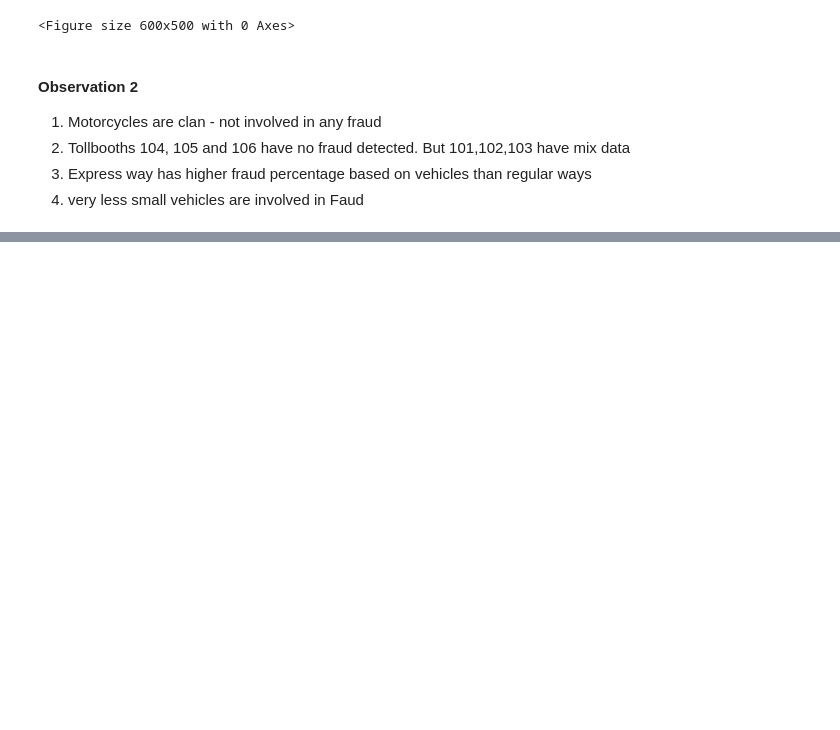
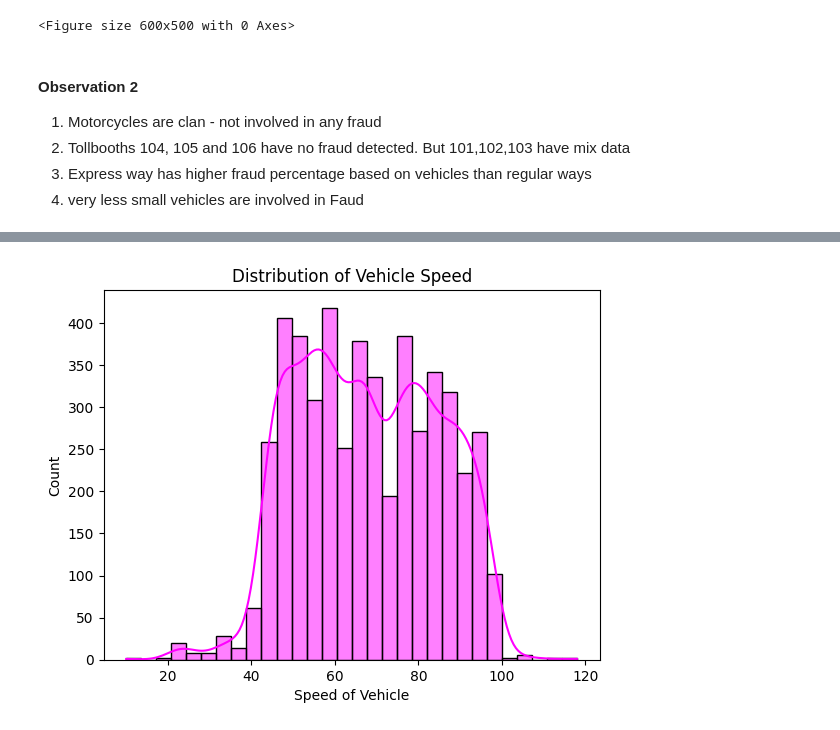
Before and after one commit to misrapk/Data-Science-ML-Projects, a Jupyter notebook: YTProjects/01FraudDetection/fastag-fraud-detection.ipynb, the cells around one changed output, grey strips where cells are left out. Cells and saved outputs as stored; diff of their text form; code cells hidden in the pictures; blank space fills up the shorter version.

```diff
--- a/YTProjects/01FraudDetection/fastag-fraud-detection.ipynb
+++ b/YTProjects/01FraudDetection/fastag-fraud-detection.ipynb
@@ -233,0 +262,9 @@ plt.tight_layout()
+# %%
+
+sns.histplot(df['Vehicle_Speed'], bins=30, kde=True, color ='magenta',edgecolor= 'black')
+plt.title("Distribution of Vehicle Speed")
+plt.xlabel('Speed of Vehicle')
+plt.ylabel ("Count")
+plt.show()
+# %% [output]
+[figure, added]
```
Also changed, not shown: parts of 28 cells of this notebook.
